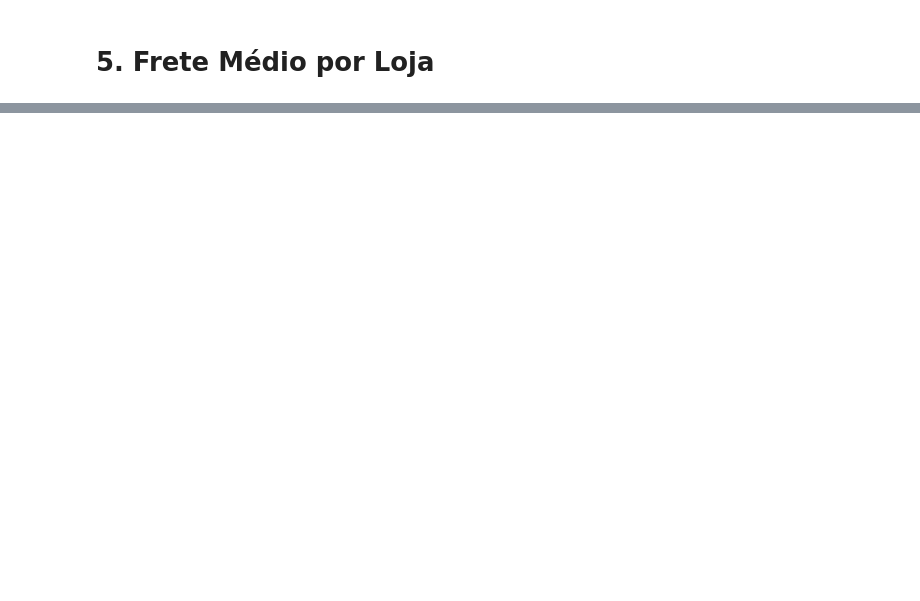
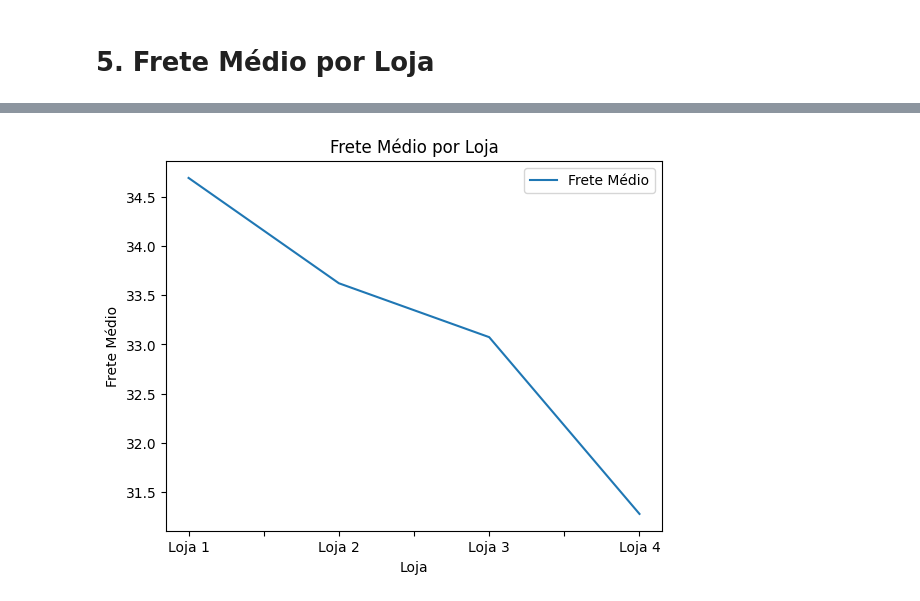
Before and after one commit to EliasNote/challenge1-data-science, a Jupyter notebook: AluraStoreBrasil.ipynb, the cells around one changed output, grey strips where cells are left out. Cells and saved outputs as stored; diff of their text form; code cells hidden in the pictures; blank space fills up the shorter version.

```diff
--- a/AluraStoreBrasil.ipynb
+++ b/AluraStoreBrasil.ipynb
@@ -34,2 +81,7 @@ loja.head()
 # %% [markdown]
 # 5. Frete Médio por Loja
+# %%
+loja1_med_frete = loja1['Frete'].mean()
+loja2_med_frete = loja2['Frete'].mean()
+loja3_med_frete = loja3['Frete'].mean()
+loja4_med_frete = loja4['Frete'].mean()
@@ -35,0 +150,10 @@ loja.head()
+# %%
+frete_medio_loja = pd.DataFrame({
+    'Loja': ['Loja 1', 'Loja 2', 'Loja 3', 'Loja 4'],
+    'Frete Médio': [loja1_med_frete, loja2_med_frete, loja3_med_frete, loja4_med_frete]
+})
+
+frete_medio_loja.plot(kind='line', x='Loja', y='Frete Médio', title='Frete Médio por Loja', xlabel='Loja', ylabel='Frete Médio')
+plt.show()
+# %% [output]
+[figure, added]
```
Also changed, not shown: parts of 16 cells of this notebook.
